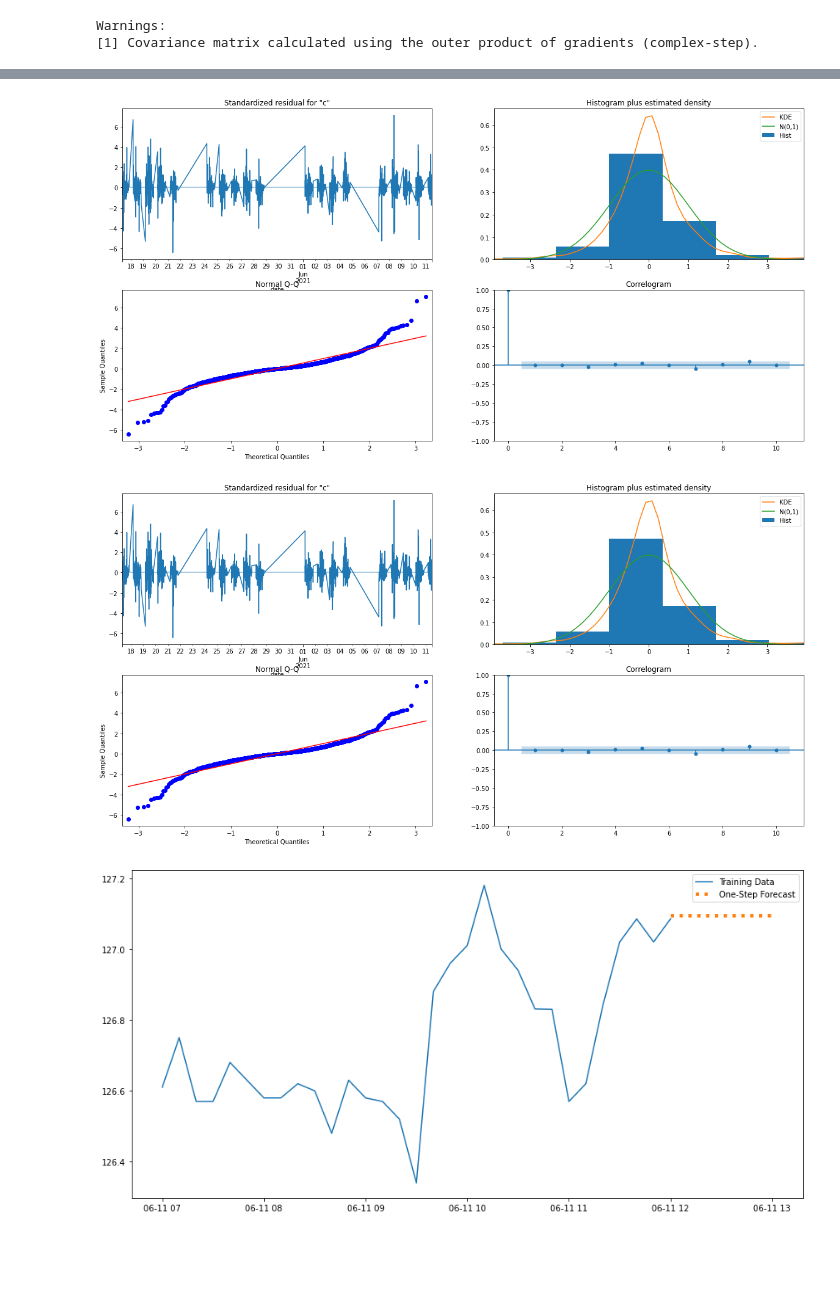
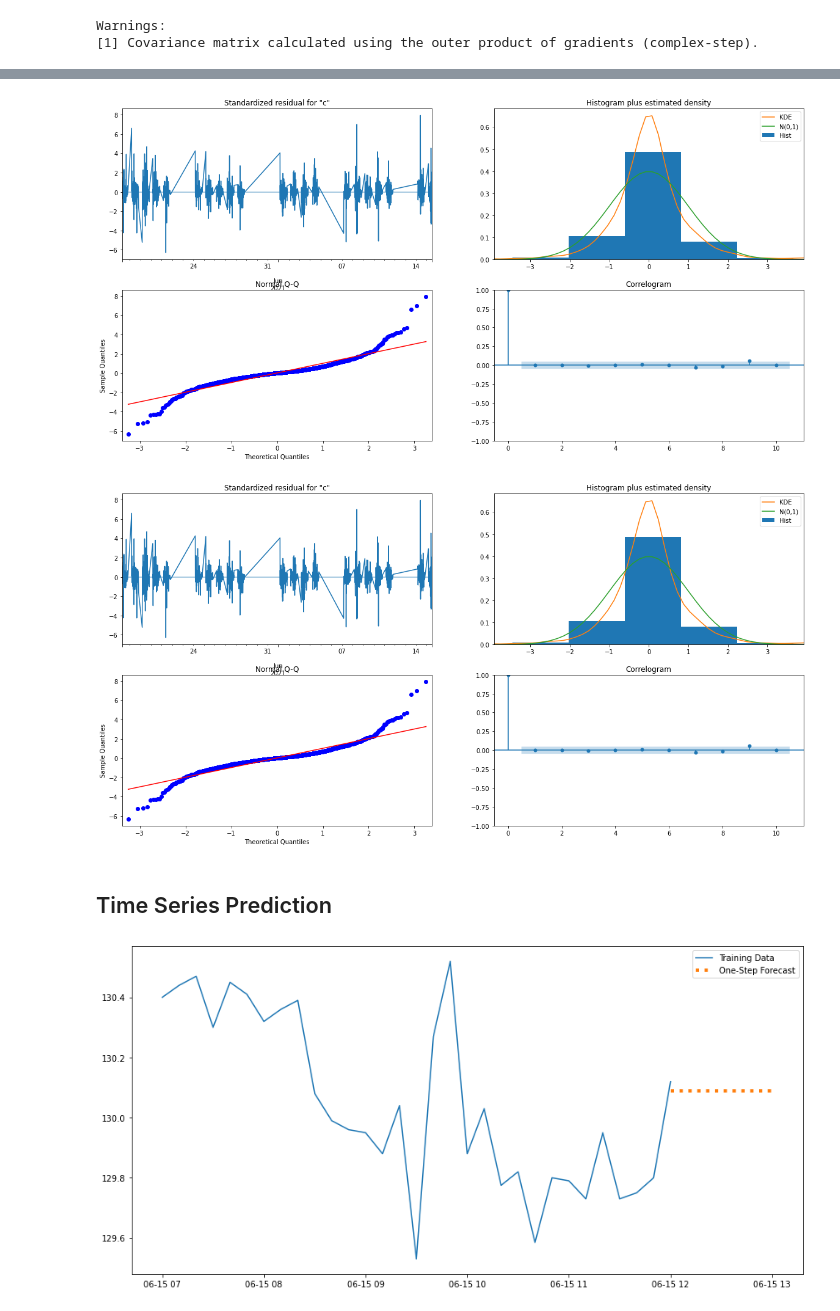
Before and after one commit to akladyous/stock-market-sentiment-analysis, a Jupyter notebook: time_series.ipynb, the cells around one changed output, grey strips where cells are left out. Saved outputs shown, nothing was run; the diff lists cells and outputs as text; code cells hidden in the pictures; blank space fills up the shorter version.

```diff
--- a/time_series.ipynb
+++ b/time_series.ipynb
@@ -268,15 +276,16 @@ dtype: float64
 # %%
 ts = TS()
 # %%
-date_range = (aapl_5m_df.index <= pd.to_datetime("2021-06-11 12:00:00"))
+date_range = (aapl_5m_df.index <= pd.to_datetime("2021-06-15 12:00:00"))
 train = aapl_5m_df.loc[date_range,'close'].to_period("5T")
-exog = aapl_5m_df.loc[date_range, 'close'].to_period("5T")
+# exog = aapl_5m_df.loc[date_range, 'close'].to_period("5T")
 test_range = (
-            (aapl_5m_df.index >= pd.to_datetime("2021-06-11 12:00:00"))
+            (aapl_5m_df.index >= pd.to_datetime("2021-06-15 00:00:00"))
             &
-            (aapl_5m_df.index <= pd.to_datetime("2021-06-11 13:00:00"))
+            (aapl_5m_df.index <= pd.to_datetime("2021-06-15 23:59:00"))
             )
-test = aapl_5m_df.loc[test_range, 'close'].to_period("5T")
+# test = aapl_5m_df.loc[test_range, 'open'].to_period("5T")
+test = aapl_5m_df.loc[date_range,'open'].to_period("5T")
 # %%
 arima_model = auto_arima(train,m=6,start_p=1,d=1, max_d=6, start_P=1, max_p=6,
                          start_q=1,max_q=6, trace=True, error_action='ignore')
@@ -351,15 +360,17 @@ Warnings:
 # %%
 sarimax_model.plot_diagnostics(figsize=(20,10))
 # %% [output]
-[figure, old version]
+[figure, new version]
-[figure, old version]
+[figure, new version]
 # %%
 train.index = train.index.to_timestamp()
 test.index = test.index.to_timestamp()
+# %% [markdown]
+## Time Series Prediction
 # %%
 pred = sarimax_model.get_prediction(
-    start=pd.to_datetime("2021-06-11 12:00:00"),
-    end=pd.to_datetime("2021-06-11 13:00:00"),
+    start=pd.to_datetime("2021-06-15 12:00:00"),
+    end=pd.to_datetime("2021-06-15 13:00:00"),
     dynamic=False)
 # %%
 prediction = pred.predicted_mean
@@ -367,14 +378,9 @@ prediction.index = prediction.index.to_timestamp()
 Conf_interval = pred.conf_int()
 # %%
 fig, ax = plt.subplots(figsize=(12, 6))
-ax.plot(train.loc["2021-06-11 07:00:00":,], label='Training Data')
-ax.plot(prediction.loc["2021-06-11 12:00:00":,], label='One-Step Forecast', linewidth=4, ls=':')
-# ax.fill_between(Conf_interval.index.to_timestamp(),
-#                 Conf_interval.iloc[:,0],
-#                 Conf_interval.iloc[:,1],
-#                 color='gray',
-#                 alpha=.5)
+ax.plot(train.loc["2021-06-15 07:00:00":,], label='Training Data')
+ax.plot(prediction.loc["2021-06-15 12:00:00":,], label='One-Step Forecast', linewidth=4, ls=':')
 ax.legend()
 fig.tight_layout()
 # %% [output]
-[figure, old version]
+[figure, new version]
```
Also changed, not shown: parts of 19 cells of this notebook, 14 other files.
